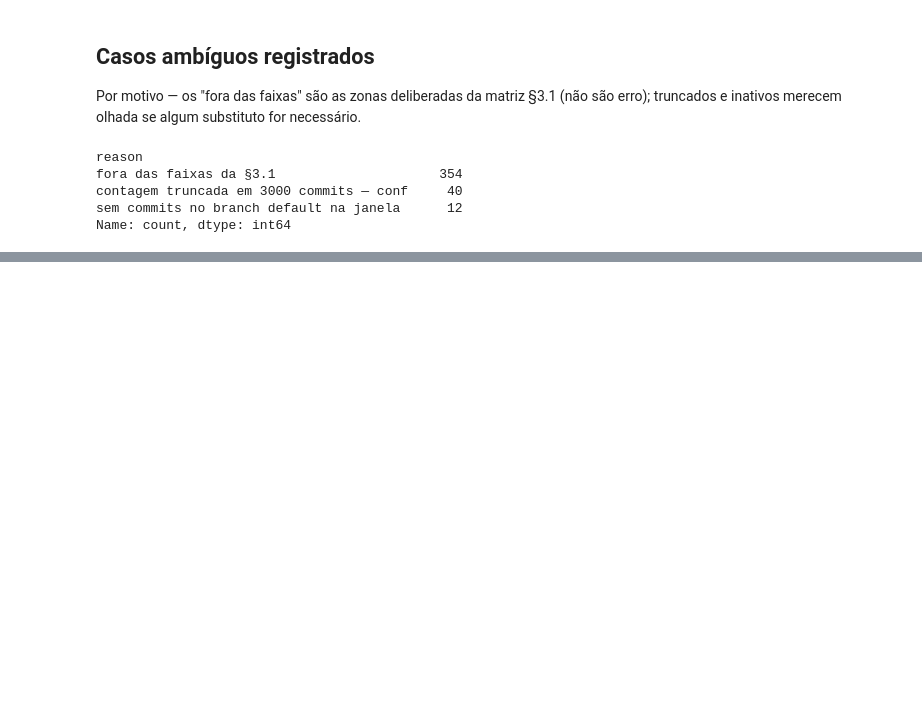
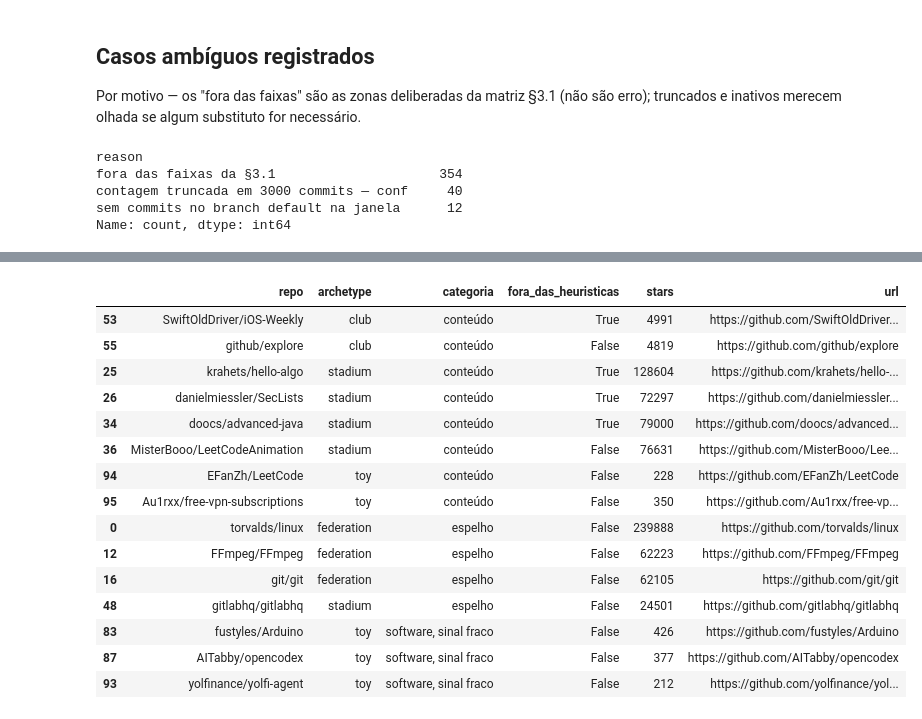
Before and after one commit to ibrahimcesar/oss-governance-score, a Jupyter notebook: notebooks/01_inspecao_amostra.ipynb, the cells around one changed output, grey strips where cells are left out. Cells and saved outputs as stored; diff of their text form; code cells hidden in the pictures; blank space fills up the shorter version.

```diff
--- a/notebooks/01_inspecao_amostra.ipynb
+++ b/notebooks/01_inspecao_amostra.ipynb
@@ -122,0 +121,28 @@ e, se mudarem o catálogo ou critérios, em `docs/decisions/`.
+# %%
+from govscore.robustness import CONTENT_REPOS, MIRROR_REPOS
+
+categoria = {**{r: "conteúdo" for r in CONTENT_REPOS},
+             **{r: "espelho" for r in MIRROR_REPOS}}
+inspecionados = full[full.repo.isin(set(categoria) | set(suspeitos.repo))].copy()
+inspecionados["categoria"] = inspecionados.repo.map(categoria).fillna(
+    "software, sinal fraco")
+inspecionados["fora_das_heuristicas"] = ~inspecionados.repo.isin(suspeitos.repo)
+inspecionados.sort_values(["categoria", "archetype"])[
+    ["repo", "archetype", "categoria", "fora_das_heuristicas", "stars", "url"]]
+# %% [output]
+|  | repo | archetype | categoria | fora_das_heuristicas | stars | url |
+| 53 | SwiftOldDriver/iOS-Weekly | club | conteúdo | True | 4991 | https://github.com/SwiftOldDriver... |
+| 55 | github/explore | club | conteúdo | False | 4819 | https://github.com/github/explore |
+| 25 | krahets/hello-algo | stadium | conteúdo | True | 128604 | https://github.com/krahets/hello-... |
+| 26 | danielmiessler/SecLists | stadium | conteúdo | True | 72297 | https://github.com/danielmiessler... |
+| 34 | doocs/advanced-java | stadium | conteúdo | True | 79000 | https://github.com/doocs/advanced... |
+| 36 | MisterBooo/LeetCodeAnimation | stadium | conteúdo | False | 76631 | https://github.com/MisterBooo/Lee... |
+| 94 | EFanZh/LeetCode | toy | conteúdo | False | 228 | https://github.com/EFanZh/LeetCode |
+| 95 | Au1rxx/free-vpn-subscriptions | toy | conteúdo | False | 350 | https://github.com/Au1rxx/free-vp... |
+| 0 | torvalds/linux | federation | espelho | False | 239888 | https://github.com/torvalds/linux |
+| 12 | FFmpeg/FFmpeg | federation | espelho | False | 62223 | https://github.com/FFmpeg/FFmpeg |
+| 16 | git/git | federation | espelho | False | 62105 | https://github.com/git/git |
+| 48 | gitlabhq/gitlabhq | stadium | espelho | False | 24501 | https://github.com/gitlabhq/gitlabhq |
+| 83 | fustyles/Arduino | toy | software, sinal fraco | False | 426 | https://github.com/fustyles/Arduino |
+| 87 | AITabby/opencodex | toy | software, sinal fraco | False | 377 | https://github.com/AITabby/opencodex |
+| 93 | yolfinance/yolfi-agent | toy | software, sinal fraco | False | 212 | https://github.com/yolfinance/yol... |
```
Also changed, not shown: parts of 3 cells of this notebook, 9 other files.
